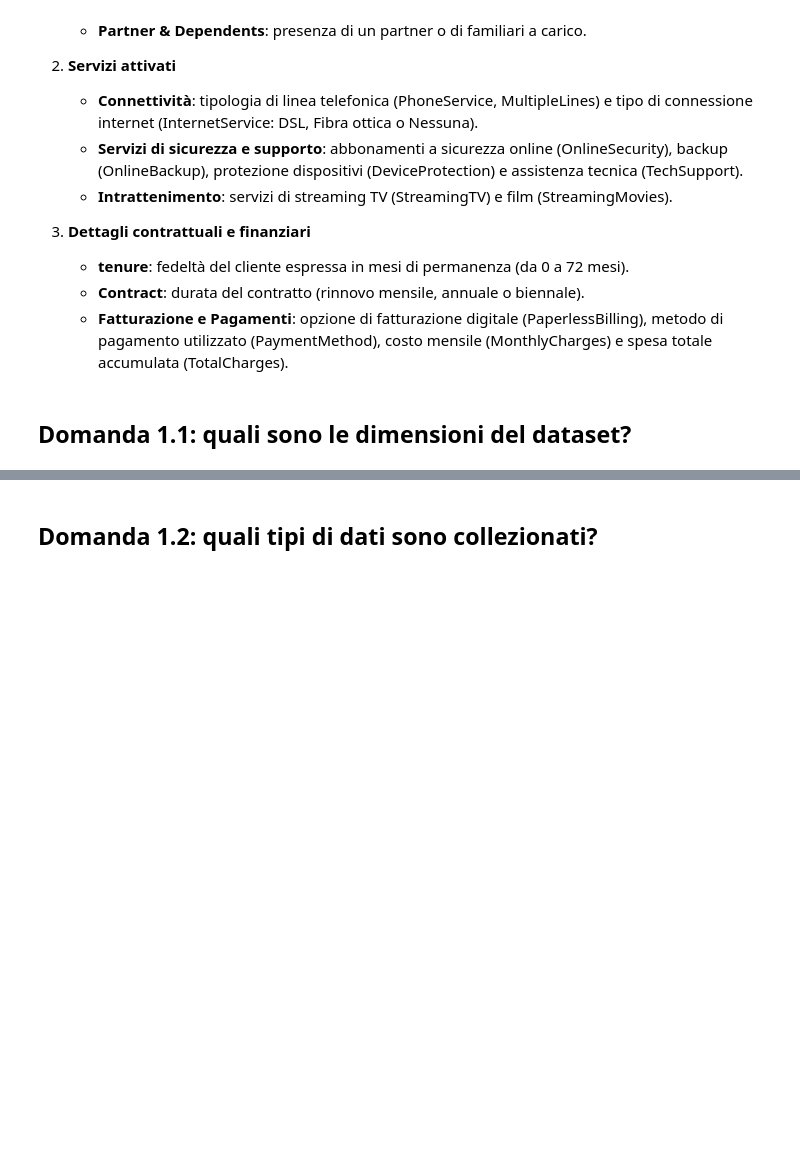
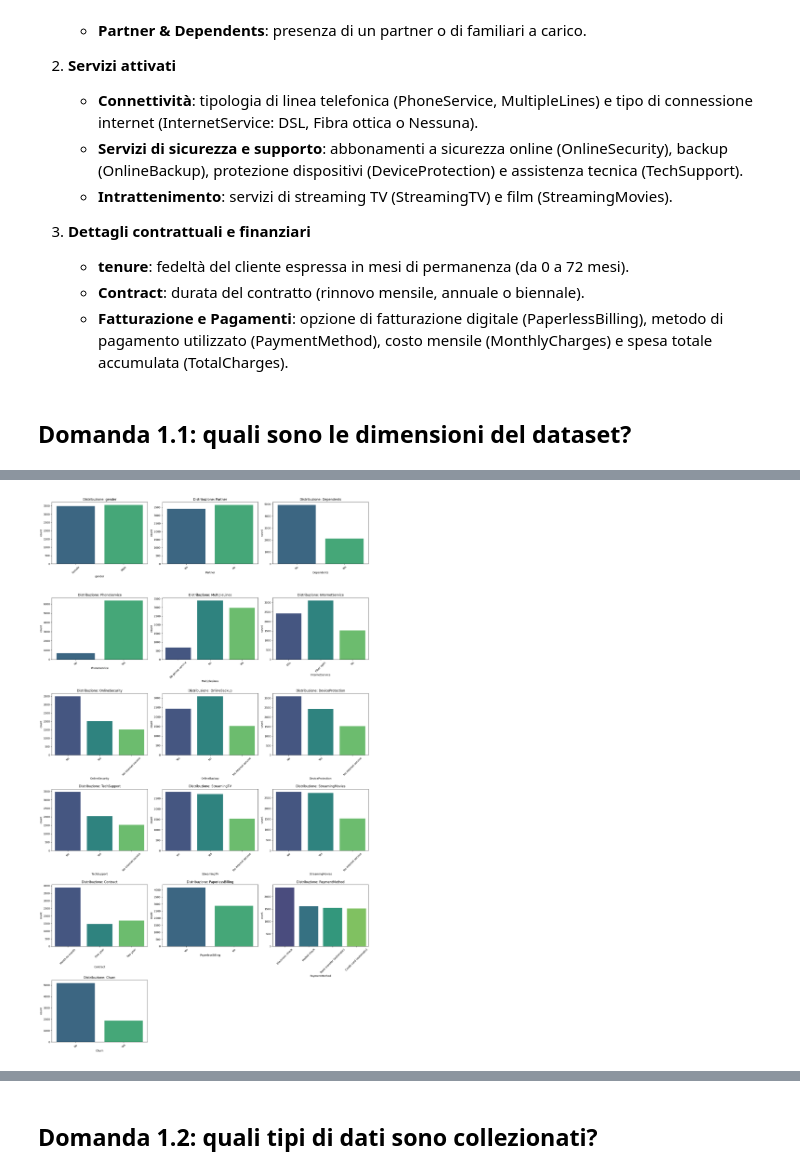
Before and after one commit to SolFa688/Progetto_IntroDSePC_gruppo_n15, a Jupyter notebook: notebooks/Progetto_IntroDSePC_gruppo_nXY_V_2_0.ipynb, the cells around one changed output, grey strips where cells are left out. Cells and saved outputs as stored; diff of their text form; code cells hidden in the pictures; blank space fills up the shorter version.

```diff
--- a/notebooks/Progetto_IntroDSePC_gruppo_nXY_V_2_0.ipynb
+++ b/notebooks/Progetto_IntroDSePC_gruppo_nXY_V_2_0.ipynb
@@ -69,0 +190,5 @@ Per un totale di 147903 valori presenti
+# %%
+# Rimozione della colonna customerID
+df.drop(columns=['customerID'], inplace=True)
+print("Colonna 'customerID' rimossa correttamente.")
+display(df.head())
@@ -69,0 +203,8 @@ Per un totale di 147903 valori presenti
+# %%
+df.drop("customerID", axis=1).inplace=False
+# %%
+for col in df.columns:
+    print(f"--- Colonna: {col} ---")
+    print(f"Size: {df[col].size}")
+    print(df[col].value_counts())
+    print("\n")
@@ -69,0 +229,24 @@ Per un totale di 147903 valori presenti
+# %%
+import math
+
+# Filtriamo le colonne categoriche (escludendo l'ID)
+cat_cols = [c for c in df.columns if df[c].dtype == 'object' and c != 'customerID']
+n_cols = 3
+n_rows = math.ceil(len(cat_cols) / n_cols)
+
+fig, axes = plt.subplots(n_rows, n_cols, figsize=(18, n_rows * 5))
+axes = axes.flatten()
+
+for i, col in enumerate(cat_cols):
+    sns.countplot(data=df, x=col, ax=axes[i], palette='viridis', hue=col, legend=False)
+    axes[i].set_title(f'Distribuzione: {col}')
+    axes[i].tick_params(axis='x', rotation=45)
+
+# Rimuoviamo gli assi vuoti se presenti
+for j in range(i + 1, len(axes)):
+    fig.delaxes(axes[j])
+
+plt.tight_layout()
+plt.show()
+# %% [output]
+[figure, added]
```
Also changed, not shown: parts of 11 cells of this notebook.
